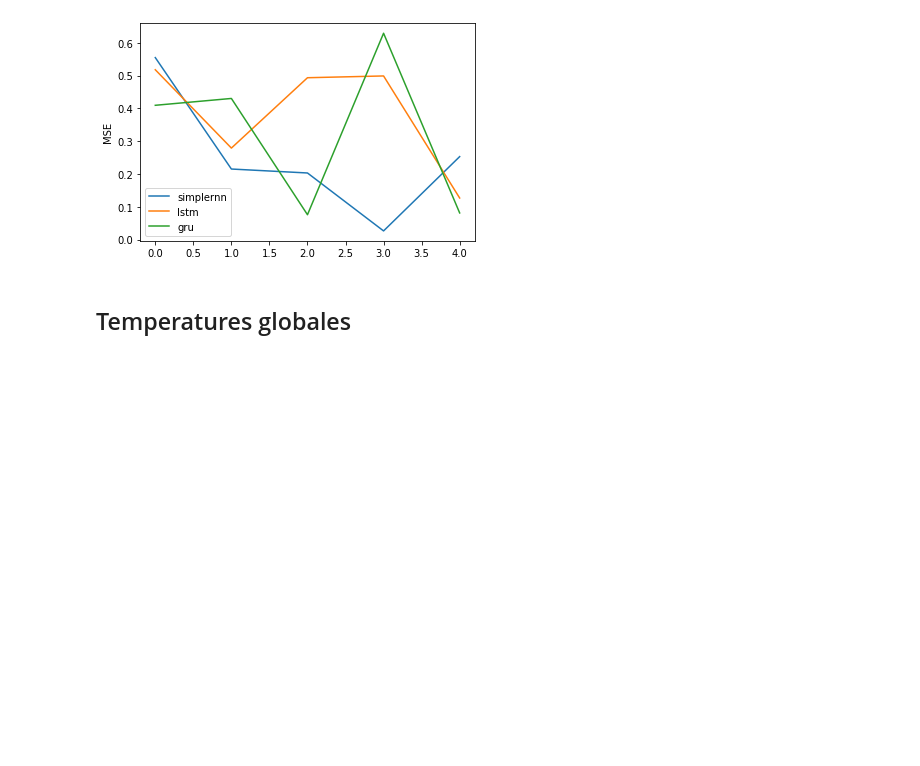
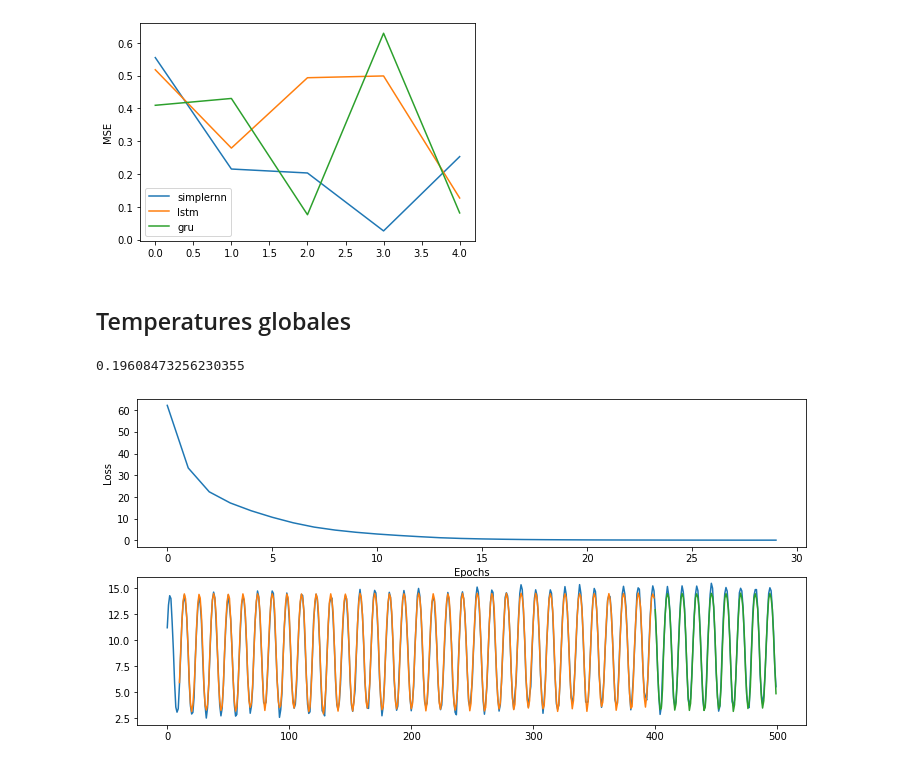
Before and after one commit to guitoo/TimeSeries, a Jupyter notebook: series temporelles RNN.ipynb, the cells around one changed output. Drawn from its saved outputs; the diff is of its cells as text; code cells hidden in the pictures; blank space fills up the shorter version.

```diff
--- a/series temporelles RNN.ipynb
+++ b/series temporelles RNN.ipynb
@@ -131,13 +131,13 @@ plt.plot(s2);
 #from time import time
 INPUT_LENGTH = 10
 EPOCH = 5
-def plot_pred(series, train_size, input_length=INPUT_LENGTH, model=SimpleRNN):
+def plot_pred(series, train_size, input_length=INPUT_LENGTH, model=SimpleRNN, units=10):
     #train_size = 900
     X_train, X_test = series[:train_size], series[train_size-input_length:]
     train_generator = TimeseriesGenerator(X_train, X_train, length=input_length, batch_size=10)
     test_generator = TimeseriesGenerator(X_test, X_test, length=input_length, batch_size=10)
 
-    model = rnn_model(input_length=input_length, cell_type=SimpleRNN)
+    model = rnn_model(units=units, input_length=input_length, cell_type=SimpleRNN)
     model.compile(optimizer='adam', loss=mse)
 
     #start = time()
@@ -243,4 +243,13 @@ temp["dt"] = temp["dt"].apply(lambda x: np.datetime64(x))
 temp = temp[['dt','LandAverageTemperature']]
 temp = temp.iloc[-500:]
 # %%
-plot_pred(temp['LandAverageTemperature'].values.reshape(-1,1), train_size=400, model=SimpleRNN)
+EPOCH = 30
+plot_pred(temp['LandAverageTemperature'].values.reshape(-1,1),
+          train_size=400,
+          model=LSTM,
+          input_length = 10,
+          units=30
+         )
+# %% [output]
+0.19608473256230355
+[figure, added]
```
